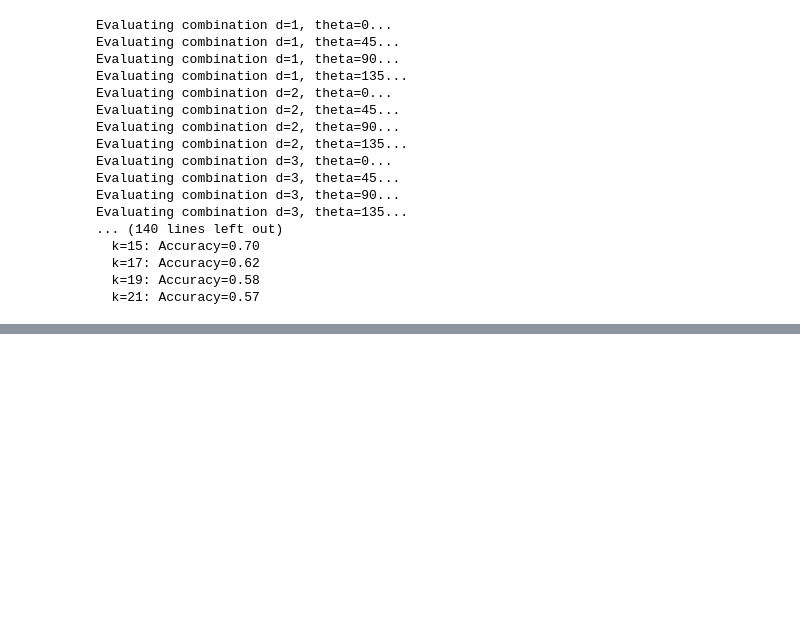
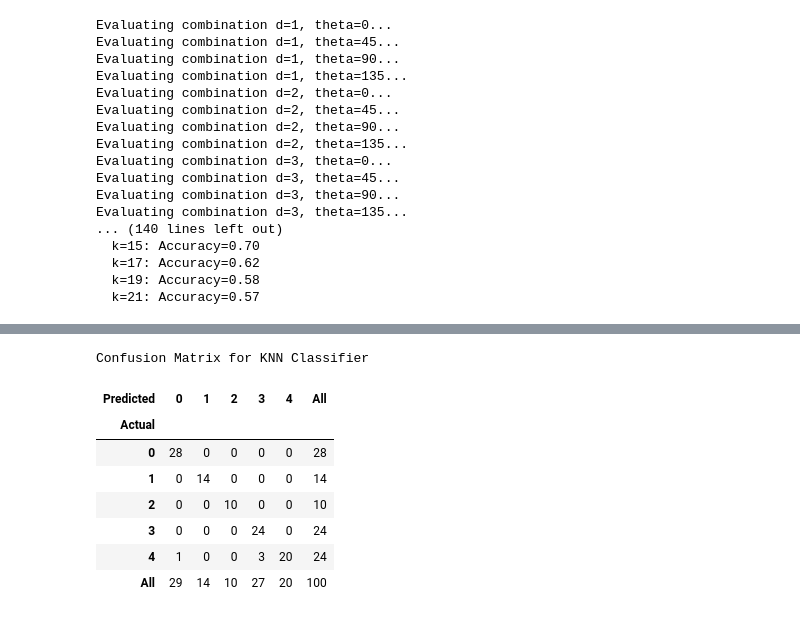
Before and after one commit to Bagusdevaa/Apple-Classfication-using-Harralick-and-KNN, a Jupyter notebook: EDA.ipynb, the cells around one changed output, grey strips where cells are left out. Saved outputs shown, nothing was run; the diff lists cells and outputs as text; code cells hidden in the pictures; blank space fills up the shorter version.

```diff
--- a/EDA.ipynb
+++ b/EDA.ipynb
@@ -802,0 +713,14 @@ for k in range(3, 4):  # Mencoba k dari 3 sampai 15
+# %%
+X_train, X_test, y_train, y_test = train_test_split(df_best_normal.drop(columns=['label','homogeneity','sum_variance', 'ASM'], axis=1), df_best_normal['label'], test_size=0.2, random_state=42)
+# %%
+k = 3
+knn = KNeighborsClassifier(n_neighbors=k)
+# Latih model dengan data training
+knn.fit(X_train, y_train)
+# Prediksi label untuk data testing
+y_pred = knn.predict(X_test)
+
+# Hitung metrik evaluasi
+accuracy = accuracy_score(y_test, y_pred)
+report = classification_report(y_test, y_pred)
+confusion_matrix = pd.crosstab(y_test, y_pred, rownames=['Actual'], colnames=['Predicted'], margins=True)
@@ -802,0 +744,12 @@ for k in range(3, 4):  # Mencoba k dari 3 sampai 15
+# %%
+confusion_matrix.style.background_gradient(cmap='Blues').set_caption("Confusion Matrix for KNN Classifier")
+# %% [output]
+Confusion Matrix for KNN Classifier
+| Predicted | 0 | 1 | 2 | 3 | 4 | All |
+| Actual |  |  |  |  |  |  |
+| 0 | 28 | 0 | 0 | 0 | 0 | 28 |
+| 1 | 0 | 14 | 0 | 0 | 0 | 14 |
+| 2 | 0 | 0 | 10 | 0 | 0 | 10 |
+| 3 | 0 | 0 | 0 | 24 | 0 | 24 |
+| 4 | 1 | 0 | 0 | 3 | 20 | 24 |
+| All | 29 | 14 | 10 | 27 | 20 | 100 |
```
Also changed, not shown: parts of 60 cells of this notebook.
